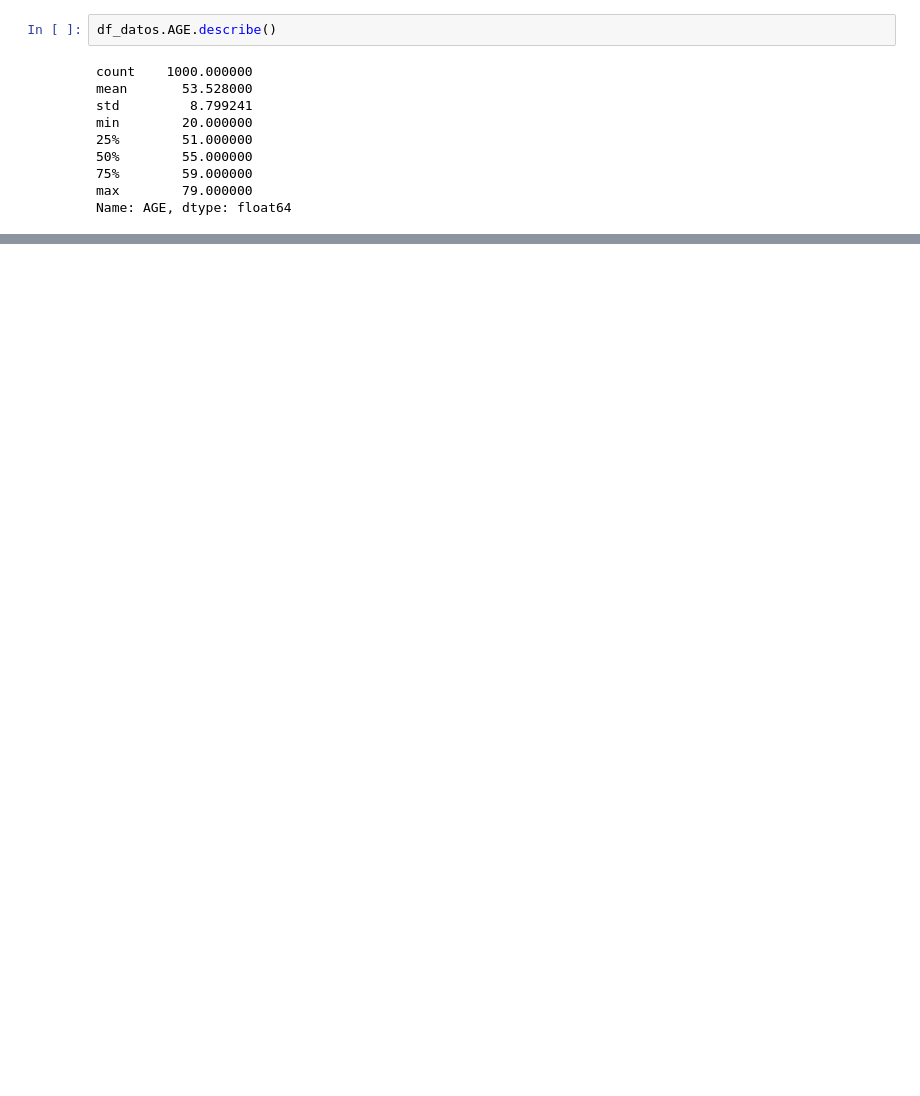
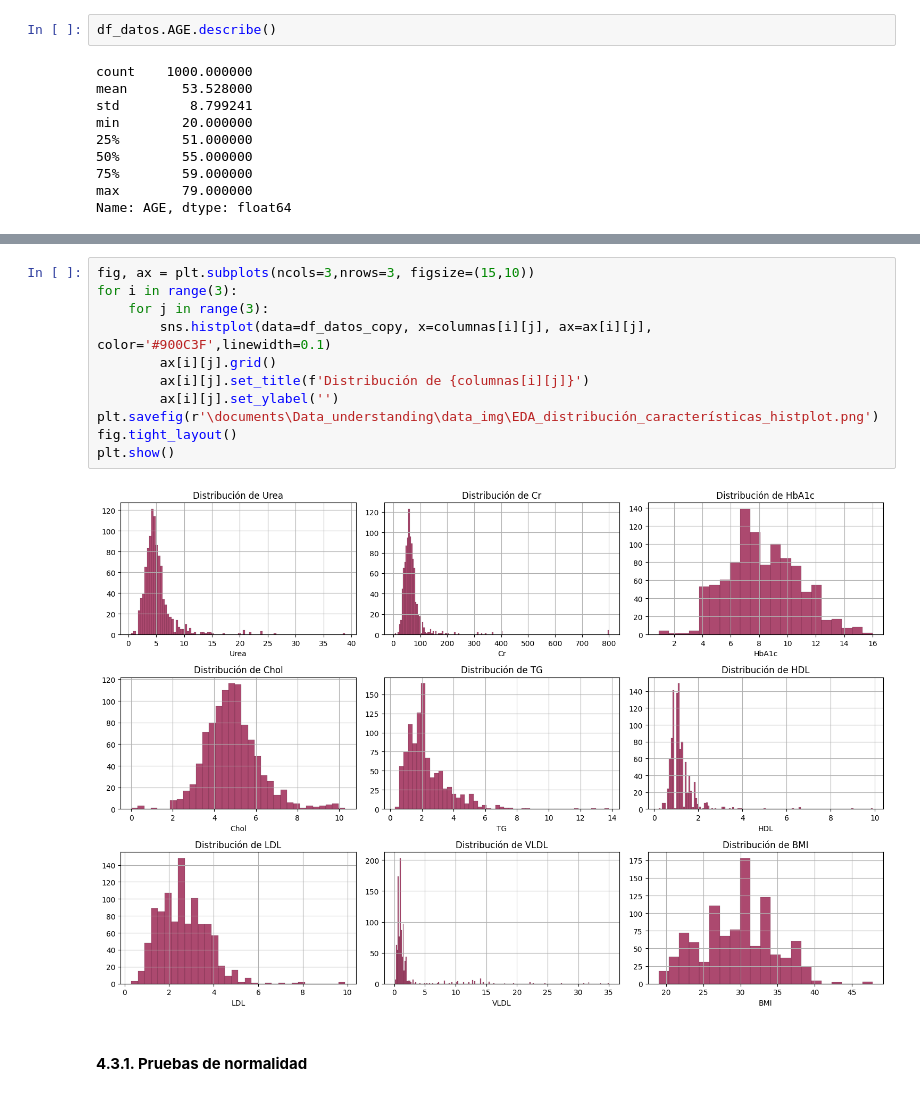
Before and after one commit to peAstaiza/cervisCancerPrediccion, a Jupyter notebook: scripts/EDA/EDA.ipynb, the cells around one changed output, grey strips where cells are left out. Drawn from its saved outputs; the diff is of its cells as text; blank space fills up the shorter version.

```diff
--- a/scripts/EDA/EDA.ipynb
+++ b/scripts/EDA/EDA.ipynb
@@ -147,0 +186,15 @@ plt.show()
+# %%
+fig, ax = plt.subplots(ncols=3,nrows=3, figsize=(15,10))
+for i in range(3):
+    for j in range(3):
+        sns.histplot(data=df_datos_copy, x=columnas[i][j], ax=ax[i][j], color='#900C3F',linewidth=0.1)
+        ax[i][j].grid()
+        ax[i][j].set_title(f'Distribución de {columnas[i][j]}')
+        ax[i][j].set_ylabel('')
+plt.savefig(r'\documents\Data_understanding\data_img\EDA_distribución_características_histplot.png')
+fig.tight_layout()
+plt.show()
+# %% [output]
+[figure, added]
+# %% [markdown]
+#### **4.3.1. Pruebas de normalidad**
```
Also changed, not shown: parts of 25 cells of this notebook, 7 other files.
